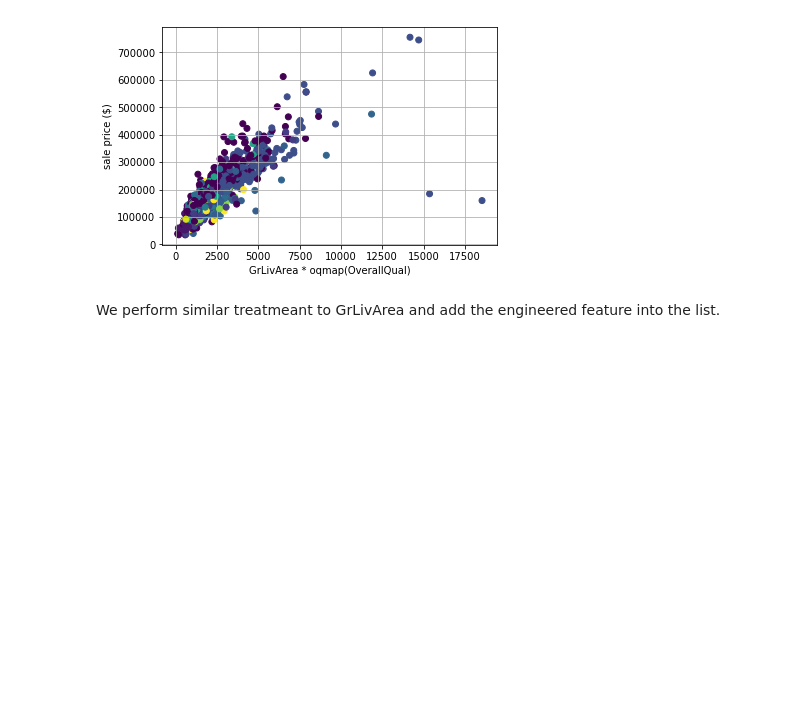
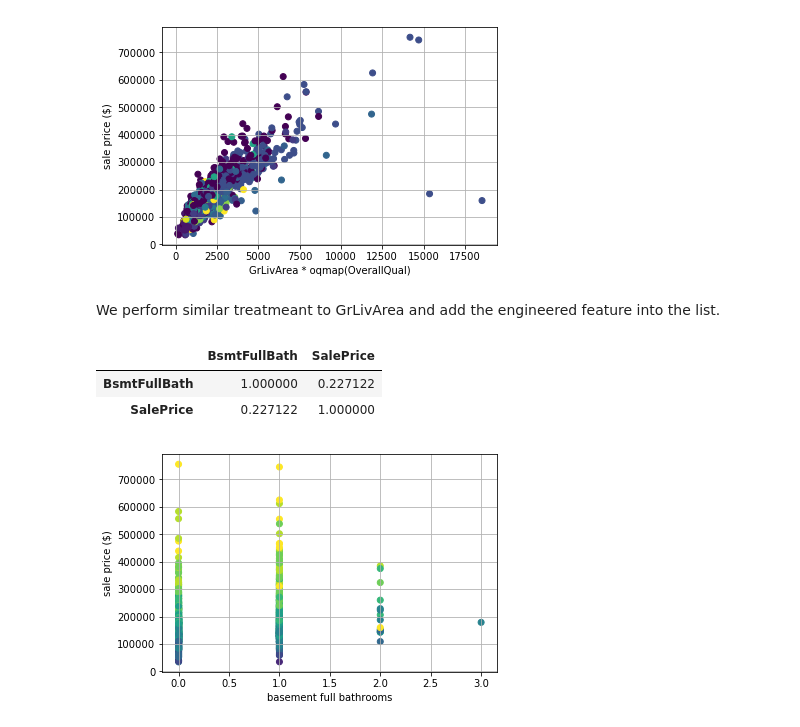
Before and after one commit to badGarnet/house_price, a Jupyter notebook: drawing board.ipynb, the cells around one changed output. Cells and saved outputs as stored; diff of their text form; code cells hidden in the pictures; blank space fills up the shorter version.

```diff
--- a/drawing board.ipynb
+++ b/drawing board.ipynb
@@ -1285,3 +1329,19 @@ plt.show()
 We perform similar treatmeant to GrLivArea and add the engineered feature into the list.
 # %%
 feats_cont.append('GLA_Q')
+# %%
+trainset[['BsmtFullBath','SalePrice']].corr()
+# %% [output]
+|  | BsmtFullBath | SalePrice |
+| BsmtFullBath | 1.000000 | 0.227122 |
+| SalePrice | 0.227122 | 1.000000 |
+# %%
+fig = plt.figure
+ax = plt.gca()
+ax.scatter(trainset.BsmtFullBath, trainset.SalePrice, c = trainset.OverallQual)
+plt.xlabel('basement full bathrooms')
+plt.ylabel('sale price ($)')
+plt.grid()
+plt.show()
+# %% [output]
+[figure, added]
```
Also changed, not shown: parts of 7 cells of this notebook.
